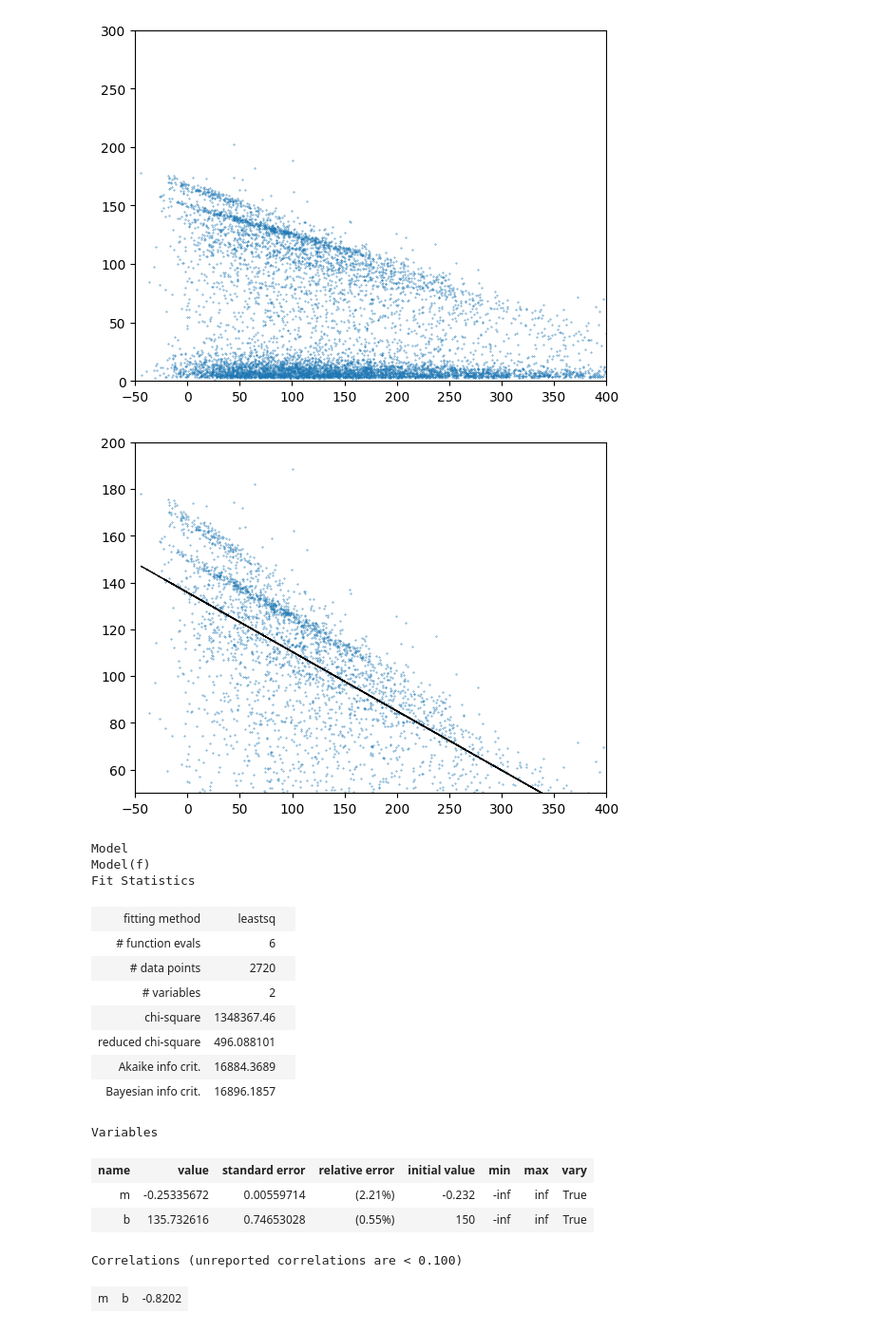
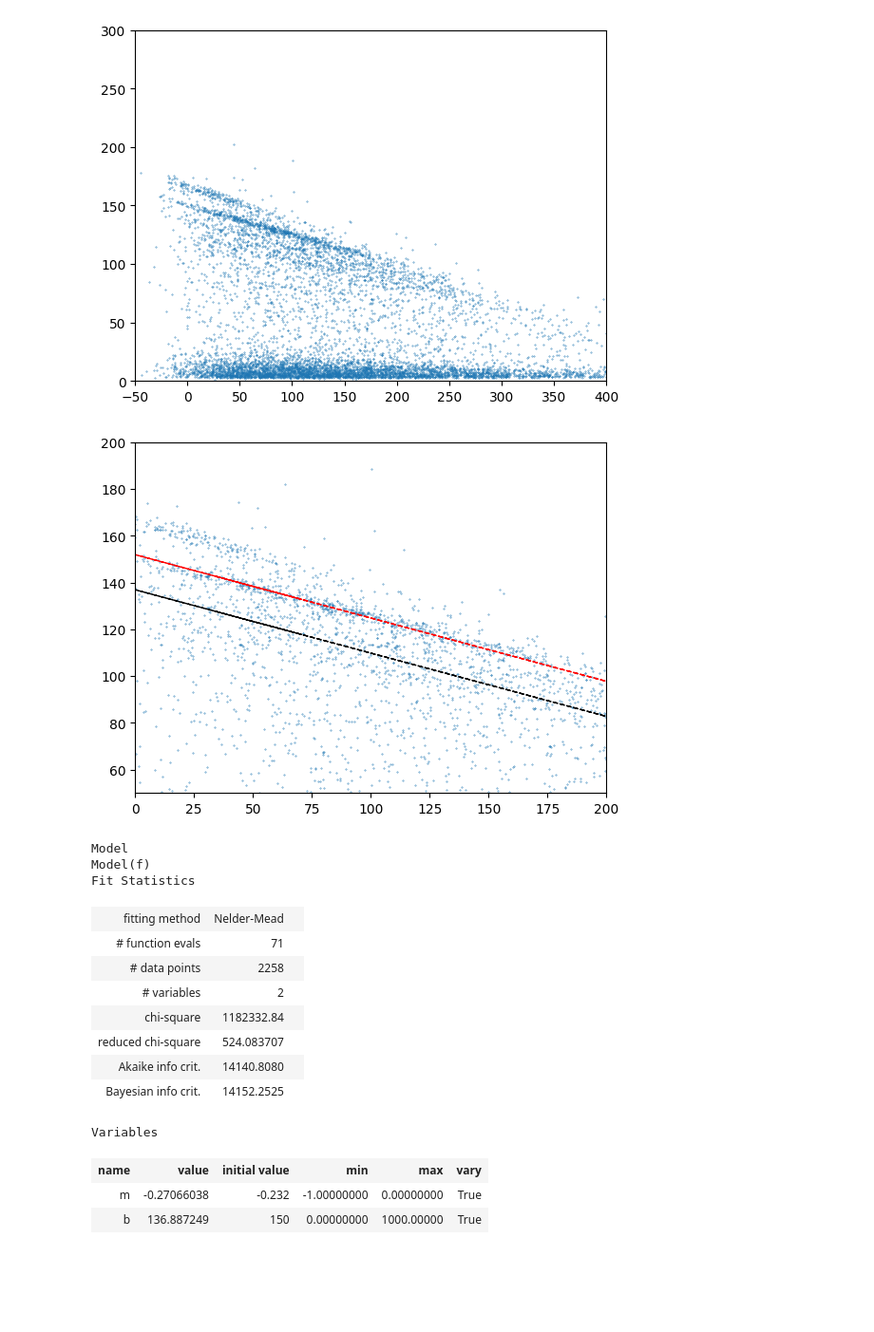
Before and after one commit to villano-lab/R76Analysis, a Jupyter notebook: HV1_Calibration.ipynb, the cells around one changed output. Shown at 95% size. Saved outputs shown, nothing was run; the diff lists cells and outputs as text; code cells hidden in the pictures; blank space fills up the shorter version.

Commit message:
Work on fitting and build comparison plot Currently getting closer but overcorrecting. Need to find a way to eleminate the second Am line.

```diff
--- a/HV1_Calibration.ipynb
+++ b/HV1_Calibration.ipynb
@@ -121,36 +121,38 @@ plt.show()
 # %%
 #Basic fit -- I expect issues with this due to many data points being the wrong region.
 
-x = z[4]["PFbs"][~z[4]["crand"]][z[4]["cphi1"]][z[4]["cam"]][z[4]["pt_keV"]>50]-3000
+x = z[4]["PFbs"][~z[4]["crand"] & z[4]["cphi1"] & z[4]["cam"]][z[4]["pt_keV"]>50]-3000
 y = z[4]["pt_keV"][~z[4]["crand"]][z[4]["cphi1"]][z[4]["cam"]][z[4]["pt_keV"]>50] #cutting out all the "noise" at the bottom.
+y=y[(x>0) & (x<200)];x = x[(x>0) & (x<200)] #cut off both at the end of the line
 
 mod = lf.Model(f)
-params = mod.make_params(m=-0.232,b=150)
-fit = mod.fit(y,params,x=x)
+params = mod.make_params()
+params.add('m',value=-0.232,max=0,min=-1); params.add('b',value=150,min=0,max=1000)
+fit = mod.fit(y,params,x=x,method='basinhop') #might be the best method for this data? not seeing singificant differences anymore
+#Is this okay? It's fitting to the wrong y-intercept but all I want is the slope...
 
 plt.scatter(x,y,s=0.1)
 plt.plot(x,fit.best_fit,linestyle='--',color='k',linewidth=1)
-plt.xlim(-50,400)
+plt.plot(x,fit.best_fit+15,linestyle='--',color='r',linewidth=1)
+plt.xlim(0,200)
 plt.ylim(50,200)
 plt.show()
 
 fit
 # %% [output]
-[figure, old version]
+[figure, new version]
 Model
 Model(f)
 Fit Statistics
-| fitting method | leastsq |  |
-| # function evals | 6 |  |
-| # data points | 2720 |  |
+| fitting method | Nelder-Mead |  |
+| # function evals | 71 |  |
+| # data points | 2258 |  |
 | # variables | 2 |  |
-| chi-square | 1348367.46 |  |
-| reduced chi-square | 496.088101 |  |
-| Akaike info crit. | 16884.3689 |  |
-| Bayesian info crit. | 16896.1857 |  |
+| chi-square | 1182332.84 |  |
+| reduced chi-square | 524.083707 |  |
+| Akaike info crit. | 14140.8080 |  |
+| Bayesian info crit. | 14152.2525 |  |
 Variables
-| name | value | standard error | relative error | initial value | min | max | vary |
-| m | -0.25335672 | 0.00559714 | (2.21%) | -0.232 | -inf | inf | True |
-| b | 135.732616 | 0.74653028 | (0.55%) | 150 | -inf | inf | True |
+| name | value | initial value | min | max | vary |
+| m | -0.27066038 | -0.232 | -1.00000000 | 0.00000000 | True |
+| b | 136.887249 | 150 | 0.00000000 | 1000.00000 | True |
-Correlations (unreported correlations are < 0.100)
-| m | b | -0.8202 |
```
Also changed, not shown: parts of 3 cells of this notebook.
